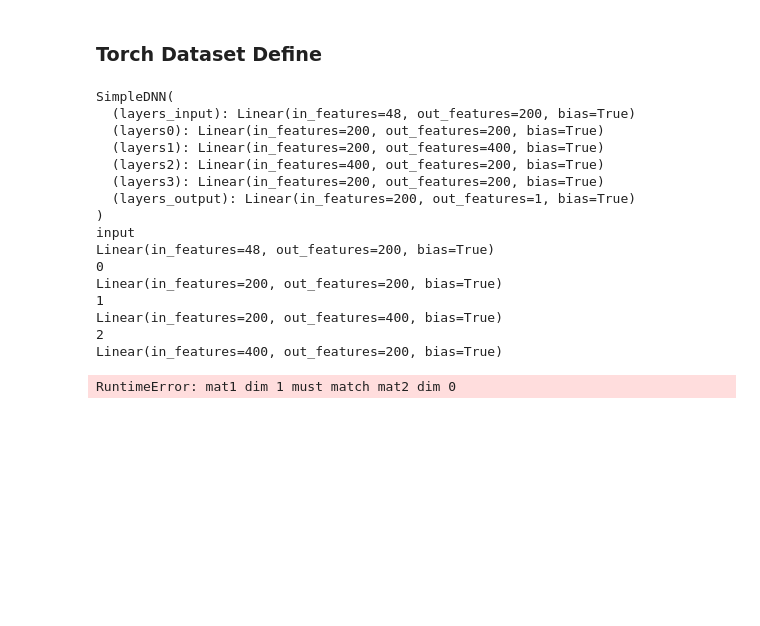
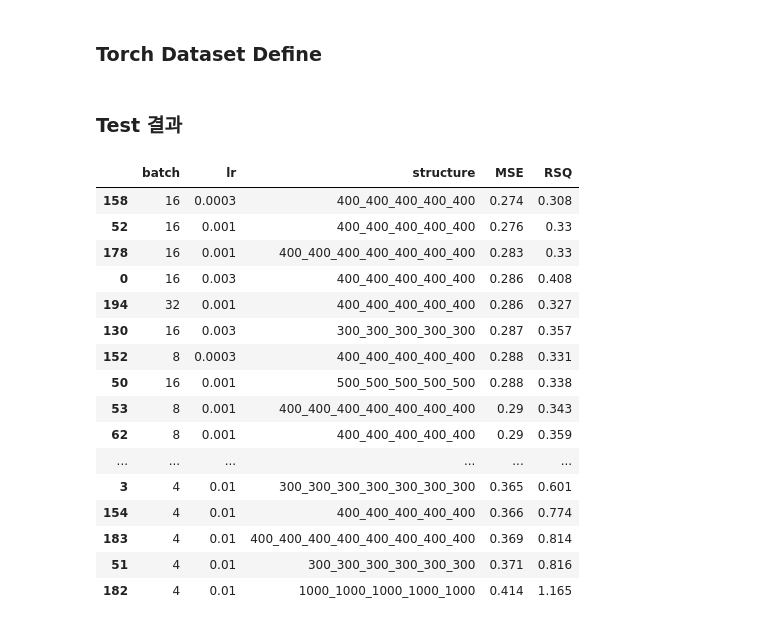
Before and after one commit to chojaeyoon/parkingLot, a Jupyter notebook: junmo/parking_dnn.ipynb, the cells around one changed output. Saved outputs shown, nothing was run; the diff lists cells and outputs as text; code cells hidden in the pictures; blank space fills up the shorter version.

```diff
--- a/junmo/parking_dnn.ipynb
+++ b/junmo/parking_dnn.ipynb
@@ -16,6 +16,8 @@ from sklearn.metrics import mean_absolute_error as MAE
 from scipy import stats
 from torch.utils.data import Dataset, DataLoader
 from tqdm import tqdm
+
+pd.set_option('display.max_rows', None)
 # %% [markdown]
 ###
 ### Argument Parsing
@@ -239,24 +254,39 @@ def trainsave(vars):
         data = str(i) + "\n"
         f.write(data)
     f.close()
-# %%
-vars = (4, 0.003, [200, 200, 400, 200, 200])
-trainsave(vars)
-# %% [output]
-SimpleDNN(
-  (layers_input): Linear(in_features=48, out_features=200, bias=True)
-  (layers0): Linear(in_features=200, out_features=200, bias=True)
-  (layers1): Linear(in_features=200, out_features=400, bias=True)
-  (layers2): Linear(in_features=400, out_features=200, bias=True)
-  (layers3): Linear(in_features=200, out_features=200, bias=True)
-  (layers_output): Linear(in_features=200, out_features=1, bias=True)
-)
-input
-Linear(in_features=48, out_features=200, bias=True)
-0
-Linear(in_features=200, out_features=200, bias=True)
-1
-Linear(in_features=200, out_features=400, bias=True)
-2
-Linear(in_features=400, out_features=200, bias=True)
-RuntimeError: mat1 dim 1 must match mat2 dim 0
+# %% [markdown]
+###
+### Test 결과
+# %%
+vs = []
+k = ['batch', 'lr', 'structure', 'MSE', 'RSQ']
+for res in os.listdir('vars/'):
+    if 'ipynb' in res:
+        continue
+    vs.append([res[res.find('batch') + 6:][:res[res.find('batch') + 6:].find('_')],
+    res[res.find('lr') + 3:][:res[res.find('lr') + 3:].find('_')],
+    res[res.find('structure') + 10:][:res[res.find('structure') + 10:].find('MSE')-1],
+    res[res.find('MSE') + 4:][:res[res.find('MSE') + 4:].find(' ')],
+    res[res.find('RSQ') + 4:][:res[res.find('RSQ') + 4:].find('.txt')]])
+
+result = pd.DataFrame(vs, columns=k)
+
+result.sort_values(by=['MSE'])
+# %% [output]
+|  | batch | lr | structure | MSE | RSQ |
+| 158 | 16 | 0.0003 | 400_400_400_400_400 | 0.274 | 0.308 |
+| 52 | 16 | 0.001 | 400_400_400_400_400 | 0.276 | 0.33 |
+| 178 | 16 | 0.001 | 400_400_400_400_400_400_400 | 0.283 | 0.33 |
+| 0 | 16 | 0.003 | 400_400_400_400_400 | 0.286 | 0.408 |
+| 194 | 32 | 0.001 | 400_400_400_400_400 | 0.286 | 0.327 |
+| 130 | 16 | 0.003 | 300_300_300_300_300 | 0.287 | 0.357 |
+| 152 | 8 | 0.0003 | 400_400_400_400_400 | 0.288 | 0.331 |
+| 50 | 16 | 0.001 | 500_500_500_500_500 | 0.288 | 0.338 |
+| 53 | 8 | 0.001 | 400_400_400_400_400_400_400 | 0.29 | 0.343 |
+| 62 | 8 | 0.001 | 400_400_400_400_400 | 0.29 | 0.359 |
+| ... | ... | ... | ... | ... | ... |
+| 3 | 4 | 0.01 | 300_300_300_300_300_300_300 | 0.365 | 0.601 |
+| 154 | 4 | 0.01 | 400_400_400_400_400 | 0.366 | 0.774 |
+| 183 | 4 | 0.01 | 400_400_400_400_400_400_400_400 | 0.369 | 0.814 |
+| 51 | 4 | 0.01 | 300_300_300_300_300_300 | 0.371 | 0.816 |
+| 182 | 4 | 0.01 | 1000_1000_1000_1000_1000 | 0.414 | 1.165 |
```
Also changed, not shown: parts of 4 cells of this notebook, 1 other file.
